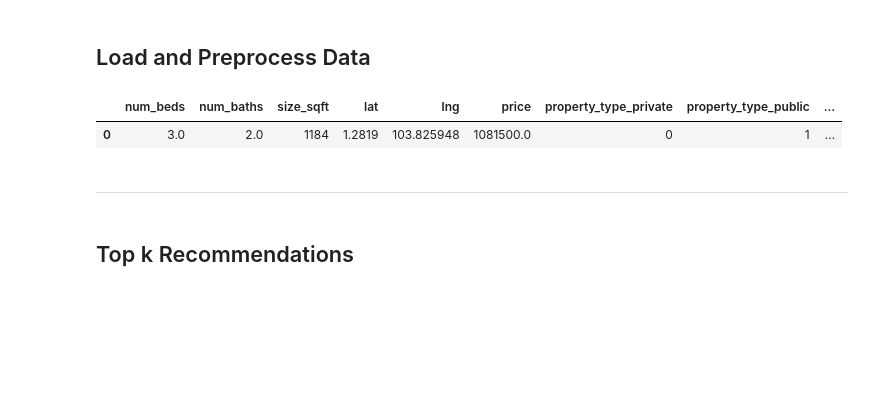
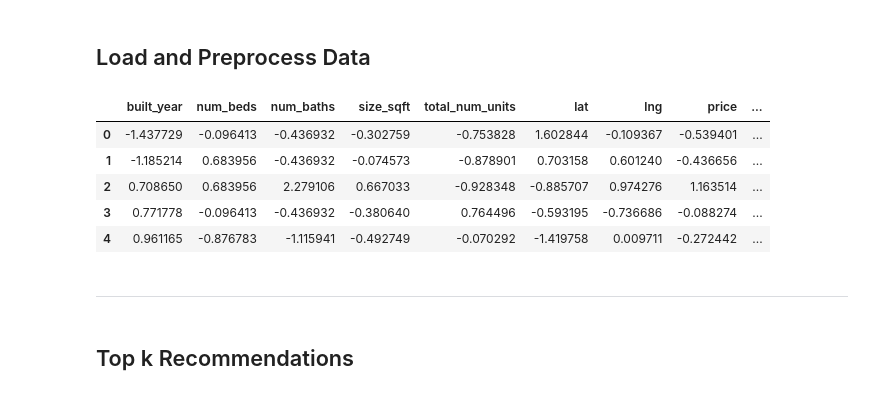
Before and after one commit to coby9241/cs5228-project, a Jupyter notebook: task2/task2_darren.ipynb, the cells around one changed output. Saved outputs shown, nothing was run; the diff lists cells and outputs as text; code cells hidden in the pictures; blank space fills up the shorter version.

```diff
--- a/task2/task2_darren.ipynb
+++ b/task2/task2_darren.ipynb
@@ -34,15 +35,13 @@ def drop_cols_for_q2(df):
         'title',
         'listing_id',
         'property_name',
-        'total_num_units',
+        'property_details_url',
         'available_unit_types',
-        'property_details_url',
         'elevation',
         'tenure',
         'property_type',
         'floor_level',
         'furnishing',
-        'built_year',
         'subzone',
         'planning_area',
         'region'
@@ -57,7 +56,3 @@ df = join_aux(df, adfs)
 
 df_with_listing_info = df.copy()
 df = drop_cols_for_q2(df)
-df.head(1)
-# %% [output]
-|  | num_beds | num_baths | size_sqft | lat | lng | price | property_type_private | property_type_public | ... |
-| 0 | 3.0 | 2.0 | 1184 | 1.2819 | 103.825948 | 1081500.0 | 0 | 1 | ... |
@@ -68,3 +73,12 @@ X_transformed = pipe.fit_transform(df)
+# %%
+df_transformed.head()
+# %% [output]
+|  | built_year | num_beds | num_baths | size_sqft | total_num_units | lat | lng | price | ... |
+| 0 | -1.437729 | -0.096413 | -0.436932 | -0.302759 | -0.753828 | 1.602844 | -0.109367 | -0.539401 | ... |
+| 1 | -1.185214 | 0.683956 | -0.436932 | -0.074573 | -0.878901 | 0.703158 | 0.601240 | -0.436656 | ... |
+| 2 | 0.708650 | 0.683956 | 2.279106 | 0.667033 | -0.928348 | -0.885707 | 0.974276 | 1.163514 | ... |
+| 3 | 0.771778 | -0.096413 | -0.436932 | -0.380640 | 0.764496 | -0.593195 | -0.736686 | -0.088274 | ... |
+| 4 | 0.961165 | -0.876783 | -1.115941 | -0.492749 | -0.070292 | -1.419758 | 0.009711 | -0.272442 | ... |
 # %% [markdown]
 ----------
 # %% [markdown]
```
Also changed, not shown: parts of 47 cells of this notebook, 1 other file.
